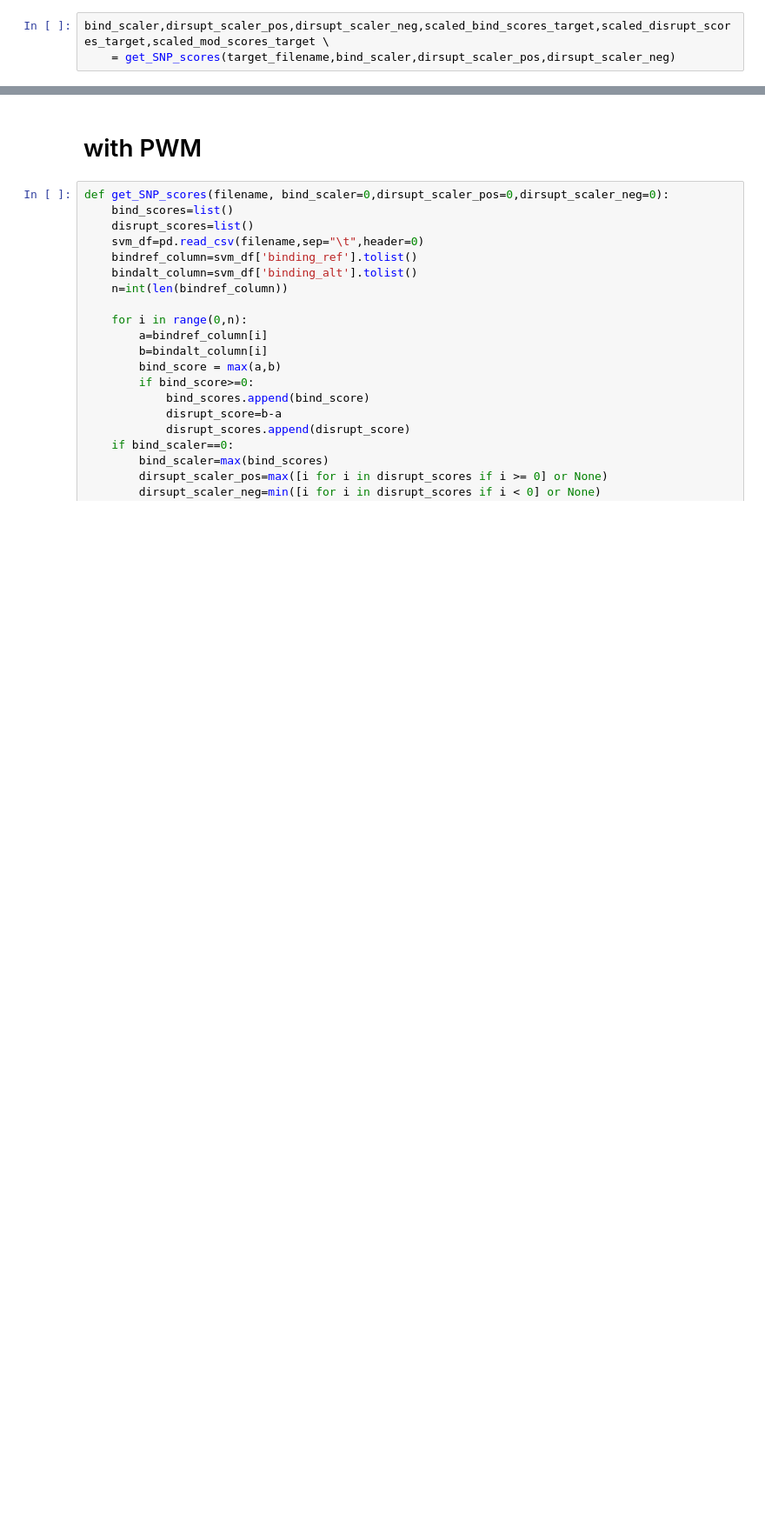
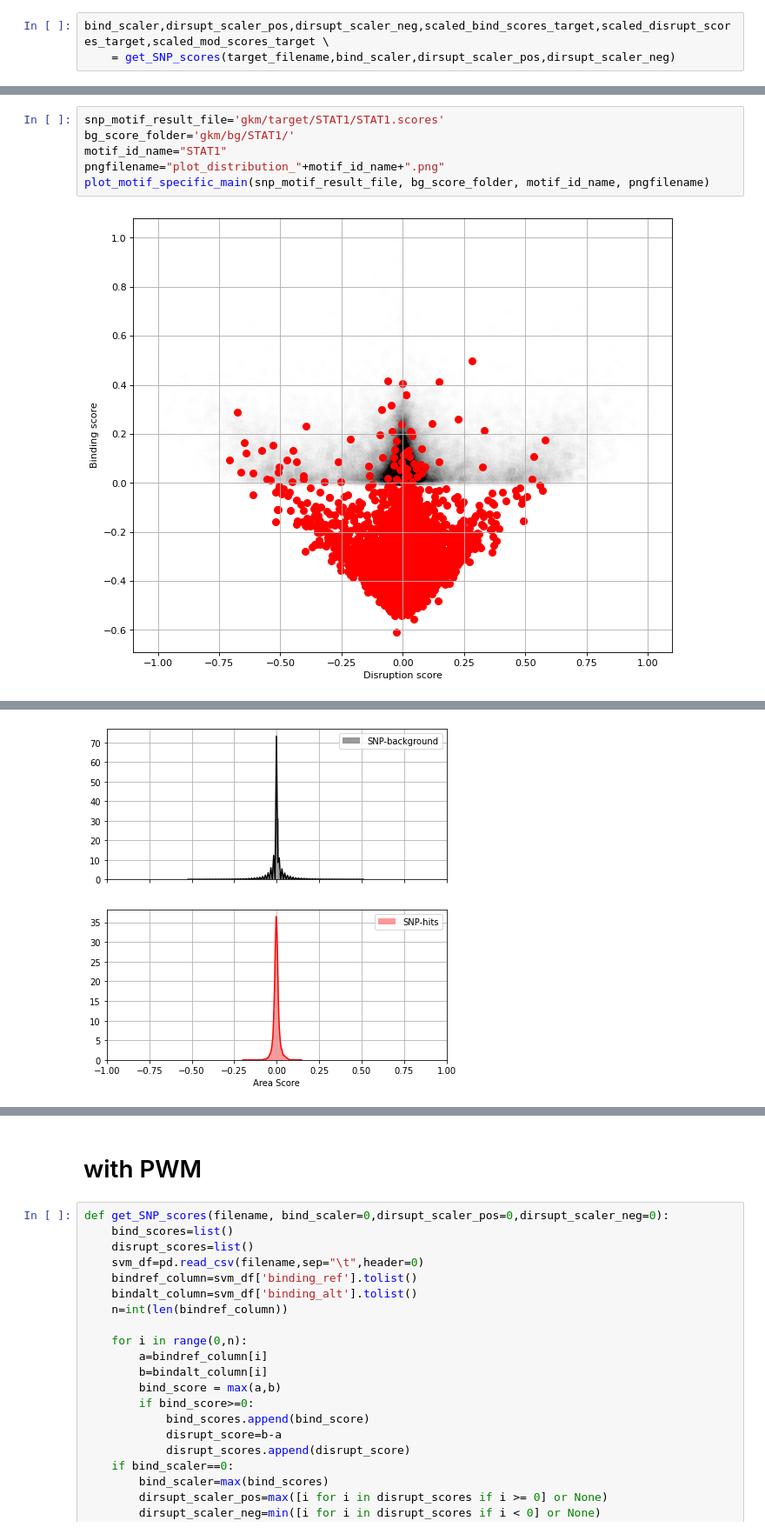
Before and after one commit to DoroteaSavariso98/MotifRaptor_gkmSVM, a Jupyter notebook: abstract/notebook_STAT1.ipynb, the cells around one changed output, grey strips where cells are left out. Shown at 87% size. Cells and saved outputs as stored; diff of their text form; blank space fills up the shorter version.

```diff
--- a/abstract/notebook_STAT1.ipynb
+++ b/abstract/notebook_STAT1.ipynb
@@ -81,0 +240,8 @@ Dual p-value: 0.16227806325239547
+# %%
+snp_motif_result_file='gkm/target/STAT1/STAT1.scores'
+bg_score_folder='gkm/bg/STAT1/'
+motif_id_name="STAT1"
+pngfilename="plot_distribution_"+motif_id_name+".png"
+plot_motif_specific_main(snp_motif_result_file, bg_score_folder, motif_id_name, pngfilename)
+# %% [output]
+[figure, added]
@@ -81,0 +249 @@ Dual p-value: 0.16227806325239547
+[figure, added]
```
Also changed, not shown: parts of 10 cells of this notebook, 1 other file.
